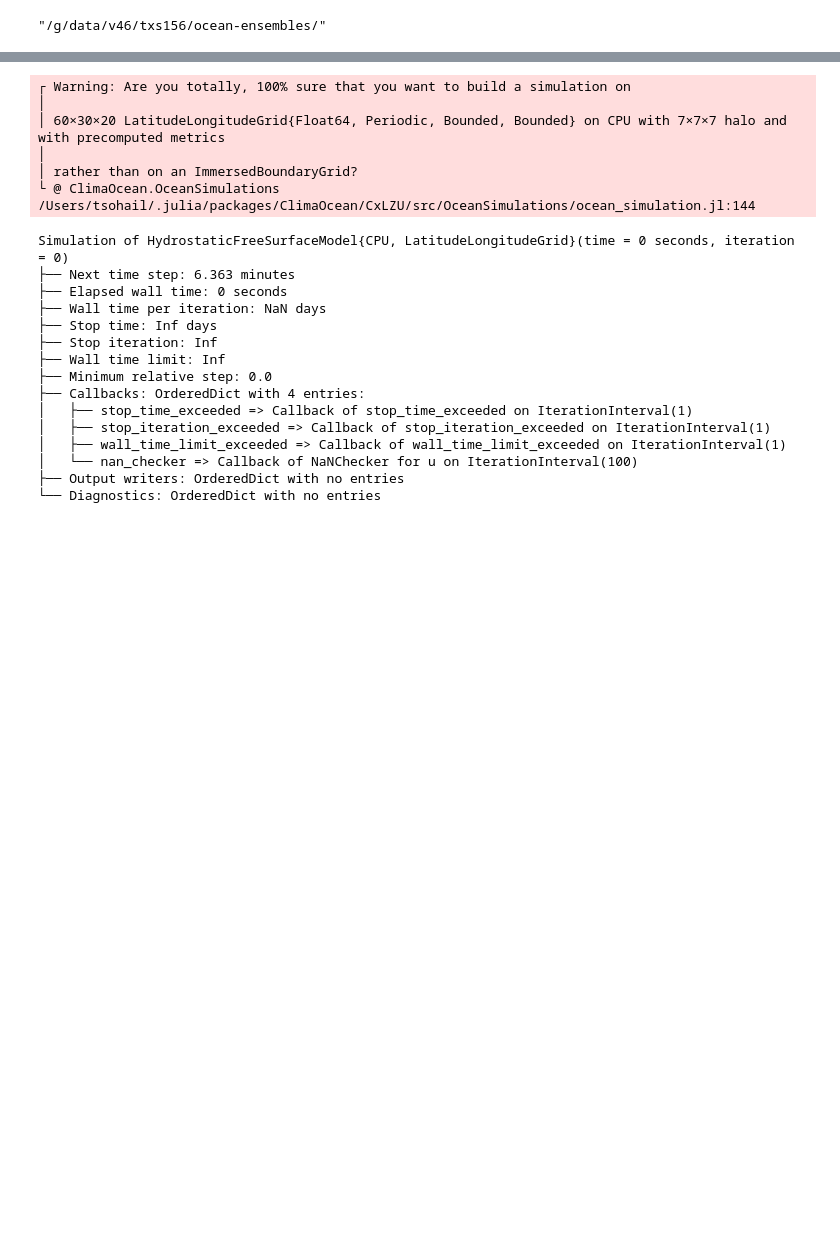
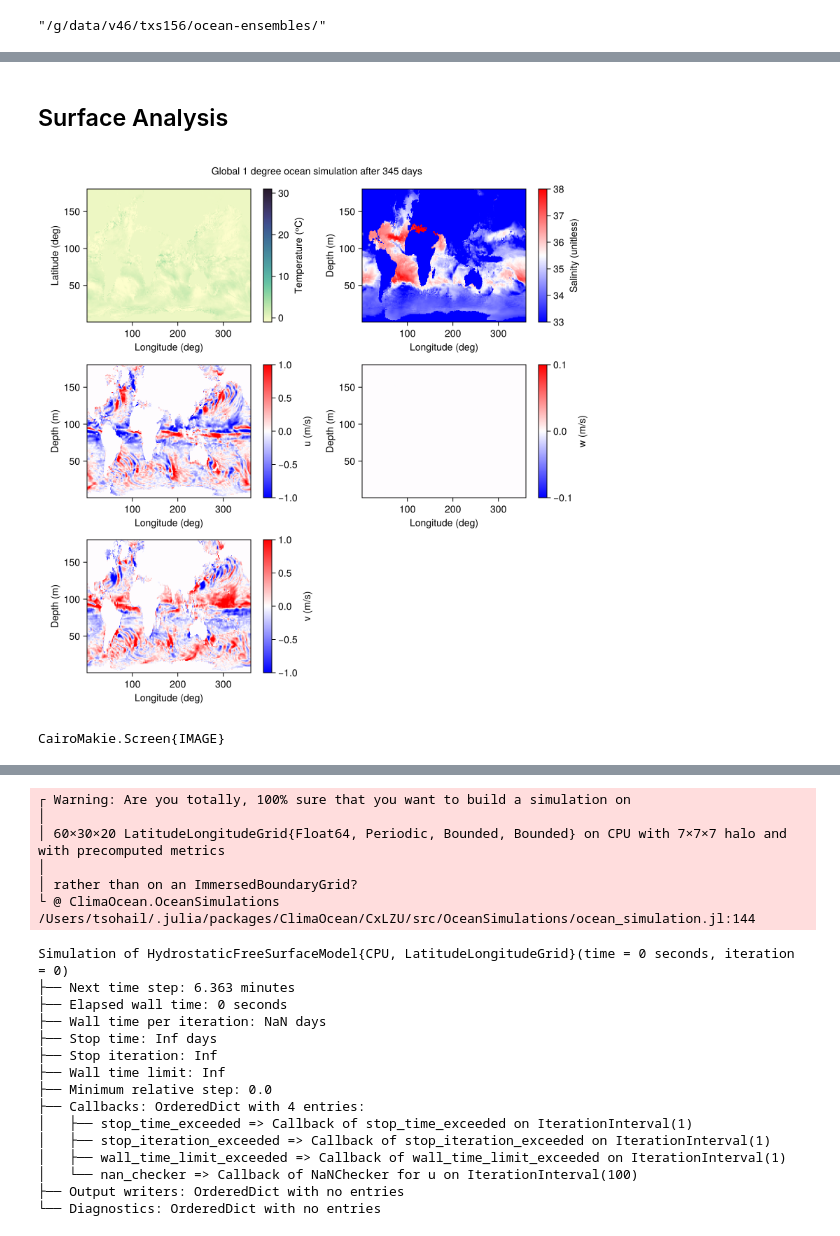
Before and after one commit to taimoorsohail/ocean-ensembles, a Jupyter notebook: notebooks/GPU_run_check.ipynb, the cells around one changed output, grey strips where cells are left out. Cells and saved outputs as stored; diff of their text form; code cells hidden in the pictures; blank space fills up the shorter version.

Commit message:
Added Global Mask

```diff
--- a/notebooks/GPU_run_check.ipynb
+++ b/notebooks/GPU_run_check.ipynb
@@ -73,0 +68,39 @@ end
+# %% [markdown]
+## Surface Analysis
+# %%
+fig = Figure(size = (800, 800))
+# axs = Axis(fig[1, 1], xlabel="Longitude (deg)", ylabel="Latitude (deg)")
+
+time_slice = 70
+
+times = surface_props["T"].times
+
+title = string("Global 1 degree ocean simulation after ",
+                         prettytime(times[time_slice] - times[1]))
+
+axs = Axis(fig[1, 1], xlabel="Longitude (deg)", ylabel="Latitude (deg)")
+hm = heatmap!(axs, view(interior(surface_props["T"][time_slice]), :, :, 1), colorrange = (-1,31), colormap = :deep, nan_color=:lightgray)
+Colorbar(fig[1, 2], hm, label = "Temperature (ᵒC)")
+
+axs = Axis(fig[2, 1], xlabel="Longitude (deg)", ylabel="Depth (m)")
+hm = heatmap!(axs, view(interior(surface_props["u"][time_slice]), :, :, 1) , colorrange = (-1,1), colormap = :bwr, nan_color=:lightgray)
+Colorbar(fig[2, 2], hm, label = "u (m/s)")
+
+axs = Axis(fig[3, 1], xlabel="Longitude (deg)", ylabel="Depth (m)")
+hm = heatmap!(axs, view(interior(surface_props["v"][time_slice]), :, :, 1) , colorrange = (-1,1), colormap = :bwr, nan_color=:lightgray)
+Colorbar(fig[3, 2], hm, label = "v (m/s)")
+
+axs = Axis(fig[2, 3], xlabel="Longitude (deg)", ylabel="Depth (m)")
+hm = heatmap!(axs, view(interior(surface_props["w"][time_slice]), :, :, 1), colorrange = (-.1,.1), colormap = :bwr, nan_color=:lightgray)
+Colorbar(fig[2, 4], hm, label = "w (m/s)")
+
+axs = Axis(fig[1, 3], xlabel="Longitude (deg)", ylabel="Depth (m)")
+hm = heatmap!(axs, view(interior(surface_props["S"][time_slice]), :, :, 1) , colorrange = (33, 38), colormap = :bwr, nan_color=:lightgray)
+Colorbar(fig[1, 4], hm, label = "Salinity (unitless)")
+
+Label(fig[0, :], title)
+
+display(fig)
+# %% [output]
+[figure, added]
+CairoMakie.Screen{IMAGE}
```
Also changed, not shown: parts of 11 cells of this notebook, 1 other file.
